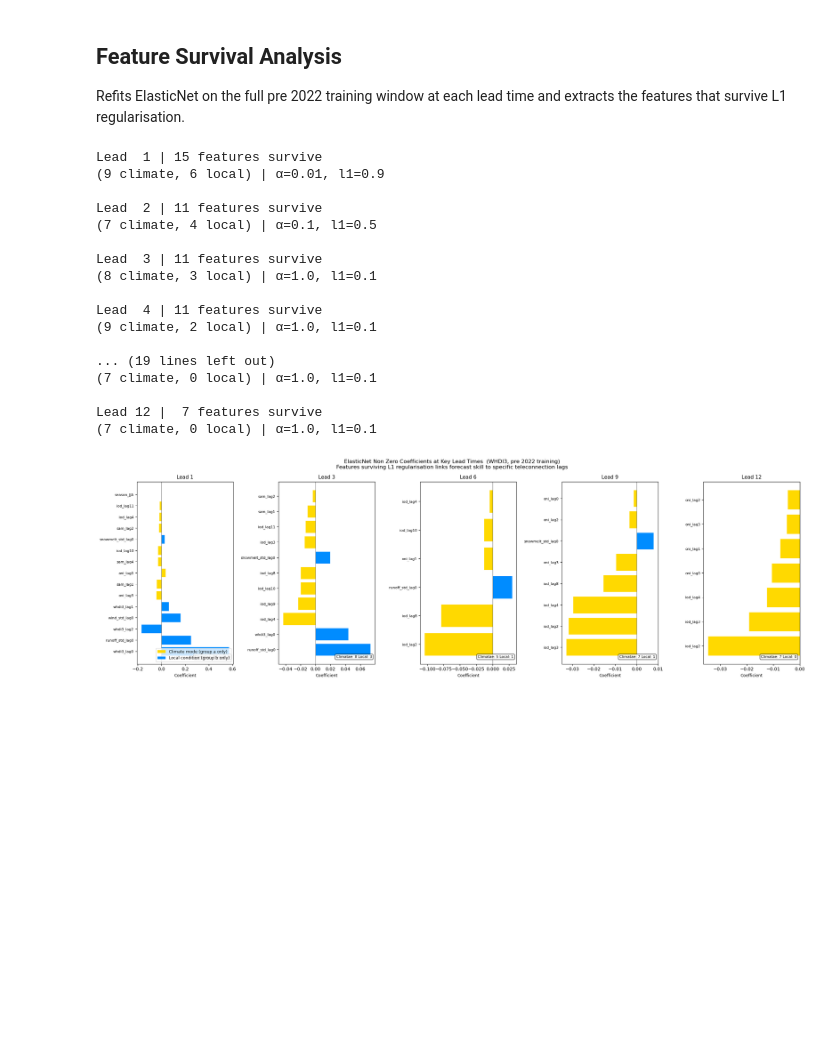
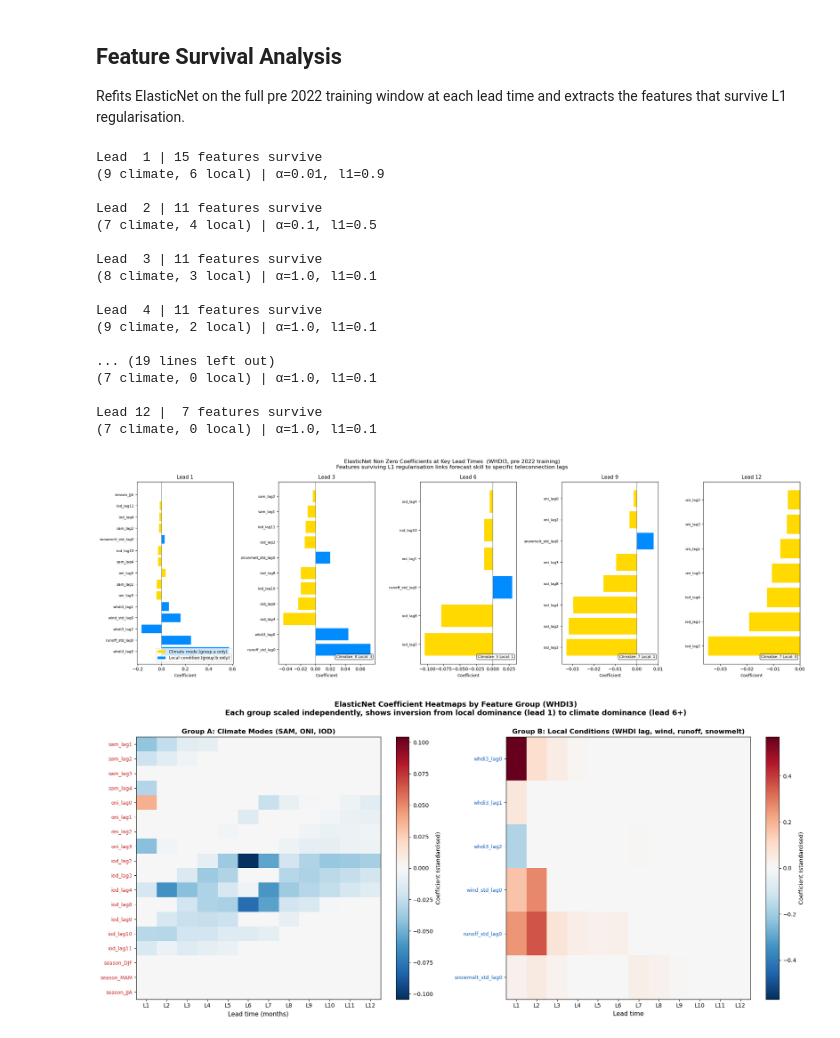
Before and after one commit to sgosmyt2/patagonia-energy-drought, a Jupyter notebook: notebooks/ml_forecasting.ipynb, the cells around one changed output. Drawn from its saved outputs; the diff is of its cells as text; code cells hidden in the pictures; blank space fills up the shorter version.

Commit message:
Heat map of coefficient

```diff
--- a/notebooks/ml_forecasting.ipynb
+++ b/notebooks/ml_forecasting.ipynb
@@ -1584,30 +1584,124 @@ legend_elements = [
 ]
 axes[0].legend(handles=legend_elements, fontsize=9, loc="lower right")
 
 plt.suptitle(
     "ElasticNet Non Zero Coefficients at Key Lead Times  (WHDI3, pre 2022 training)\n"
     "Features surviving L1 regularisation links forecast skill to specific teleconnection lags",
     fontsize=12,
 )
 plt.tight_layout()
 plt.savefig("../results/figures/elasticnet_coefbars.png", dpi=200, bbox_inches="tight")
 plt.show()
+
+# Full 12 lead picture in one view: white = zeroed by L1, red = positive, blue = negative
+coef_matrix = pd.DataFrame(coef_series)
+coef_matrix = coef_matrix[sorted(coef_matrix.columns)]
+
+
+# Sort within each group by max absolute coefficient across all leads
+def sort_by_magnitude(df_):
+    return df_.loc[df_.abs().max(axis=1).sort_values(ascending=False).index]
+
+
+coef_climate = sort_by_magnitude(coef_matrix.loc[group_a_cols])
+coef_local = sort_by_magnitude(coef_matrix.loc[local_only_features])
+coef_sorted = pd.concat([coef_climate, coef_local])
+
+
+# Split coef_sorted into the two groups
+coef_climate_only = coef_sorted.loc[group_a_cols]
+coef_local_only = coef_sorted.loc[local_only_features]
+
+# Two panels, separate color scales
+fig, axes = plt.subplots(1, 2, figsize=(18, 8))
+
+# Left panel: Climate modes
+vmax_clim = coef_climate_only.abs().max().max()
+
+im_clim = axes[0].imshow(
+    coef_climate_only.values,
+    aspect="auto",
+    cmap="RdBu_r",
+    vmin=-vmax_clim,
+    vmax=vmax_clim,
+)
+axes[0].set_yticks(range(len(coef_climate_only)))
+axes[0].set_yticklabels(coef_climate_only.index, fontsize=9)
+axes[0].set_xticks(range(len(lead_times)))
+axes[0].set_xticklabels([f"L{lead}" for lead in lead_times], fontsize=10)
+axes[0].set_title(
+    "Group A: Climate Modes (SAM, ONI, IOD)", fontsize=12, fontweight="bold"
+)
+axes[0].set_xlabel("Lead time", fontsize=11)
+
+# Colour y axis labels red (climate group)
+for label in axes[0].get_yticklabels():
+    label.set_color("#C62828")
+
+cbar_clim = plt.colorbar(im_clim, ax=axes[0], label="Coefficient (standardised)")
+
+# Right panel: Local conditions
+vmax_loc = coef_local_only.abs().max().max()
+
+im_loc = axes[1].imshow(
+    coef_local_only.values,
+    aspect="auto",
+    cmap="RdBu_r",
+    vmin=-vmax_loc,
+    vmax=vmax_loc,
+)
+axes[1].set_yticks(range(len(coef_local_only)))
+axes[1].set_yticklabels(coef_local_only.index, fontsize=9)
+axes[1].set_xticks(range(len(lead_times)))
+axes[1].set_xticklabels([f"L{lead}" for lead in lead_times], fontsize=10)
+axes[1].set_title(
+    "Group B: Local Conditions (WHDI lag, wind, runoff, snowmelt)",
+    fontsize=12,
+    fontweight="bold",
+)
+axes[1].set_xlabel("Lead time", fontsize=11)
+
+# Colour y-axis labels blue (local group)
+for label in axes[1].get_yticklabels():
+    label.set_color("#1565C0")
+
+cbar_loc = plt.colorbar(im_loc, ax=axes[1], label="Coefficient (standardised)")
+
+plt.suptitle(
+    "ElasticNet Coefficient Heatmaps by Feature Group (WHDI3)\n"
+    "Each group scaled independently, shows inversion from local dominance (lead 1) to climate dominance (lead 6+)",
+    fontsize=13,
+    fontweight="bold",
+    y=1.00,
+)
+plt.tight_layout()
+plt.savefig(
+    "../results/figures/elasticnet_coefheatmap.png",
+    dpi=200,
+    bbox_inches="tight",
+)
+plt.show()
+
+print(f"Climate group coefficient range: {-vmax_clim:.4f} to {vmax_clim:.4f}")
+print(f"Local group coefficient range: {-vmax_loc:.4f} to {vmax_loc:.4f}")
+print(f"Magnitude ratio (local/climate): {vmax_loc / vmax_clim:.1f}x")
 # %% [output]
 Lead  1 | 15 features survive
 (9 climate, 6 local) | α=0.01, l1=0.9
 
 Lead  2 | 11 features survive
 (7 climate, 4 local) | α=0.1, l1=0.5
 
 Lead  3 | 11 features survive
 (8 climate, 3 local) | α=1.0, l1=0.1
 
 Lead  4 | 11 features survive
 (9 climate, 2 local) | α=1.0, l1=0.1
 
 ... (19 lines left out)
 (7 climate, 0 local) | α=1.0, l1=0.1
 
 Lead 12 |  7 features survive
 (7 climate, 0 local) | α=1.0, l1=0.1
 [figure]
+[figure, added]
```
Also changed, not shown: parts of 1 cell of this notebook, 1 other file.
